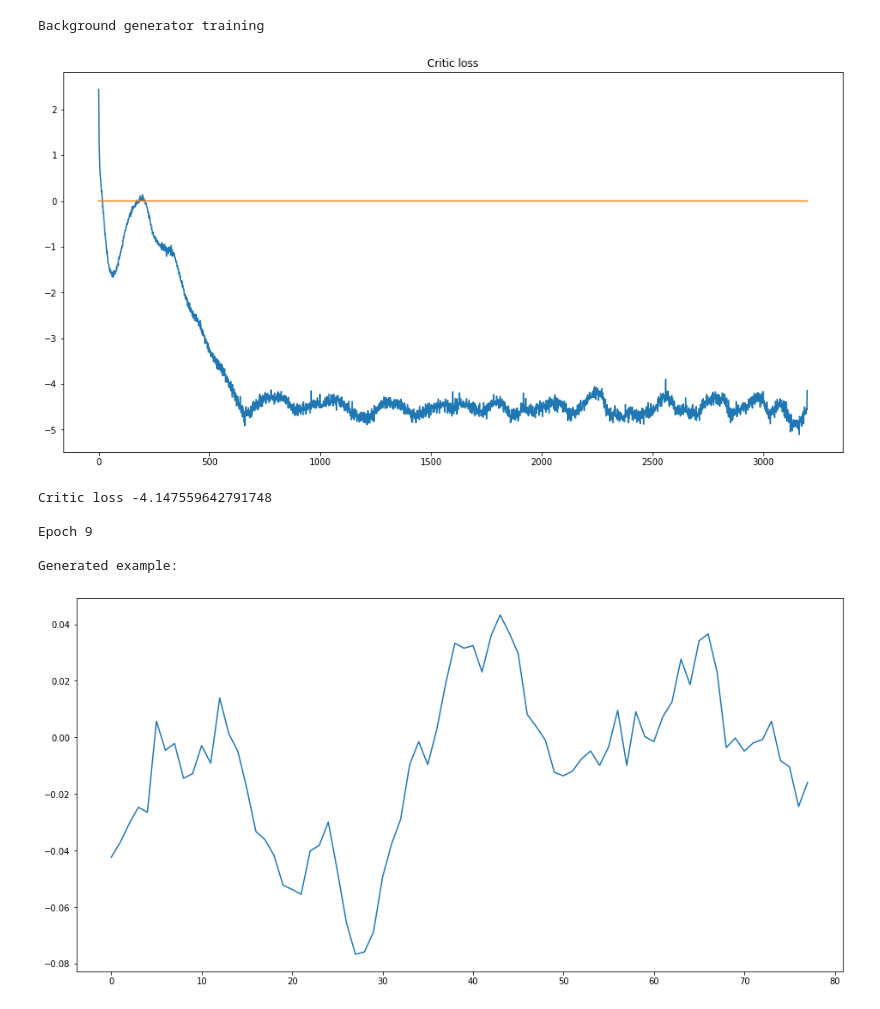
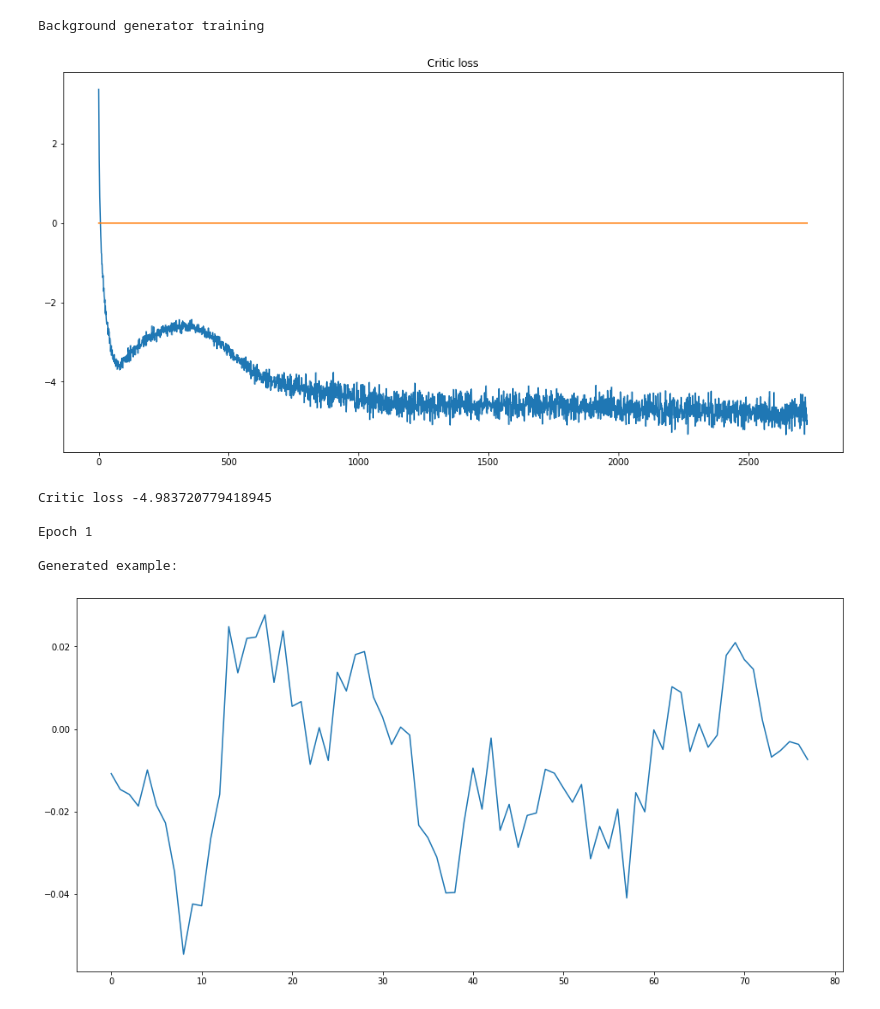
Before and after one commit to AlexDodon/sourceseparation_misc, a Jupyter notebook: time_series.ipynb, the cells around one changed output. Cells and saved outputs as stored; diff of their text form; code cells hidden in the pictures.

Commit message:
improved data preprocessing; expanded dataset utilization

```diff
--- a/time_series.ipynb
+++ b/time_series.ipynb
@@ -17,3 +32,12 @@ loader1, loader2, loader_mix_val, vallabel, loader_mix_test, testlabel = preproc
+# %%
+#loads preprocessed datasets from disk
+
+trainSpikesLoader = pickle.load(open("../data/trainSpikesLoader.pickle", "rb"))
+valSpikesLoader = pickle.load(open("../data/valSpikesLoader.pickle", "rb"))
+testSpikesLoader = pickle.load(open("../data/testSpikesLoader.pickle", "rb"))
+trainBgLoader = pickle.load(open("../data/trainBgLoader.pickle", "rb"))
+valBgLoader = pickle.load(open("../data/valBgLoader.pickle", "rb"))
+testBgLoader = pickle.load(open("../data/testBgLoader.pickle", "rb"))
 # %%
 # declares and trains the gan for spikes
 
@@ -46,25 +59,24 @@ Generated example:
 # %%
 # declares and trains the gan for hash
 
-gen2 = gans.Generator(inputSize=noiseDim, hiddenSize=40, outputSize=80)
-critic2 = gans.Critic(inputSize=80, hiddenSize=40)
+gen2 = gans.GeneratorWgan(inputSize=noiseDim, hiddenSize=10, outputSize=80)
+critic2 = gans.CriticWgan(inputSize=80, hiddenSize=40)
 print("Background generator training")
 
-gans.adversarial_trainer(
-    train_loader = loader2,
+gans.wgan_adversarial_trainer(
+    train_loader = trainBgLoader,
     generator = gen2,
     critic = critic2,
     batchSize = batchSize,
     noiseDim = noiseDim,
-    epochs = 10,
-    printEpochs = 10
+    epochs = 2,
 )
 # %% [output]
 Background generator training
-[figure, old version]
+[figure, new version]
-Critic loss -4.147559642791748
+Critic loss -4.983720779418945
 
-Epoch 9
+Epoch 1
 
 Generated example:
-[figure, old version]
+[figure, new version]
```
Also changed, not shown: parts of 15 cells of this notebook, 3 other files.
